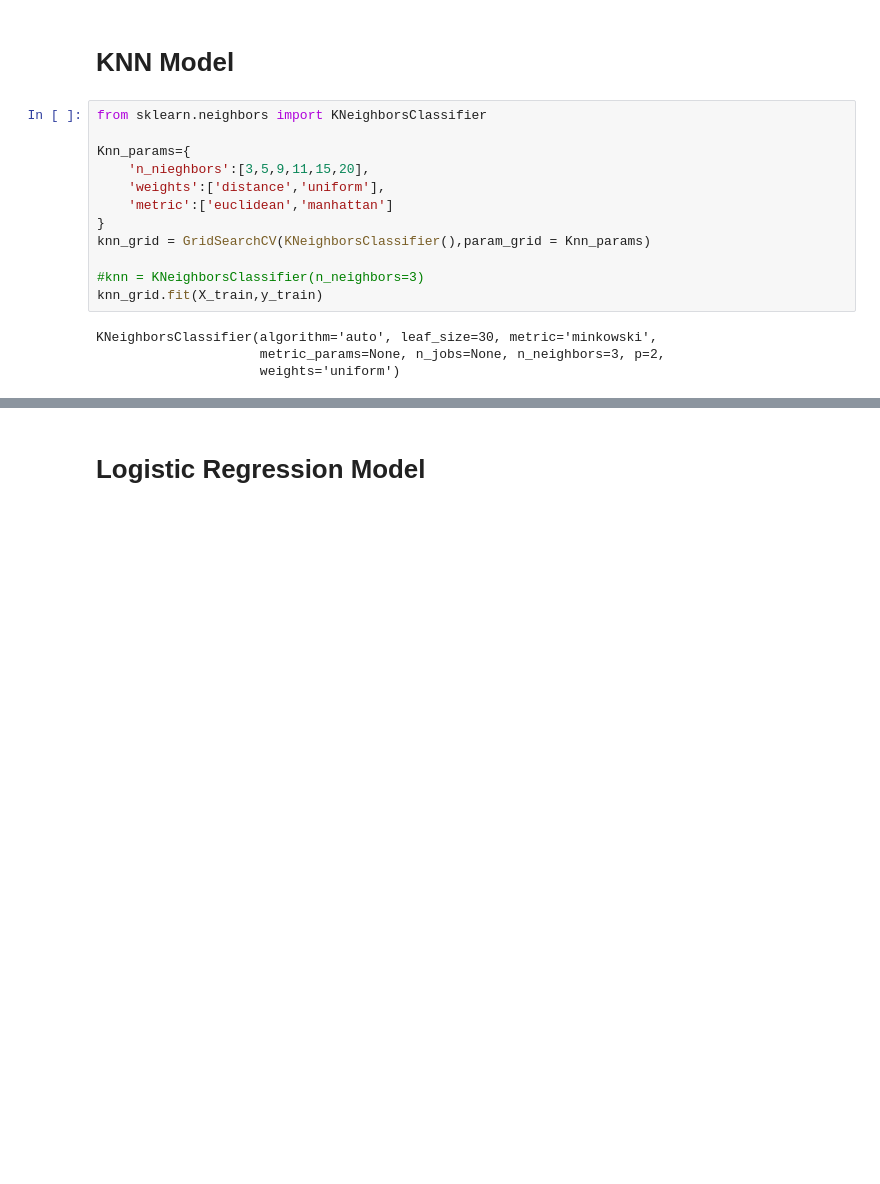
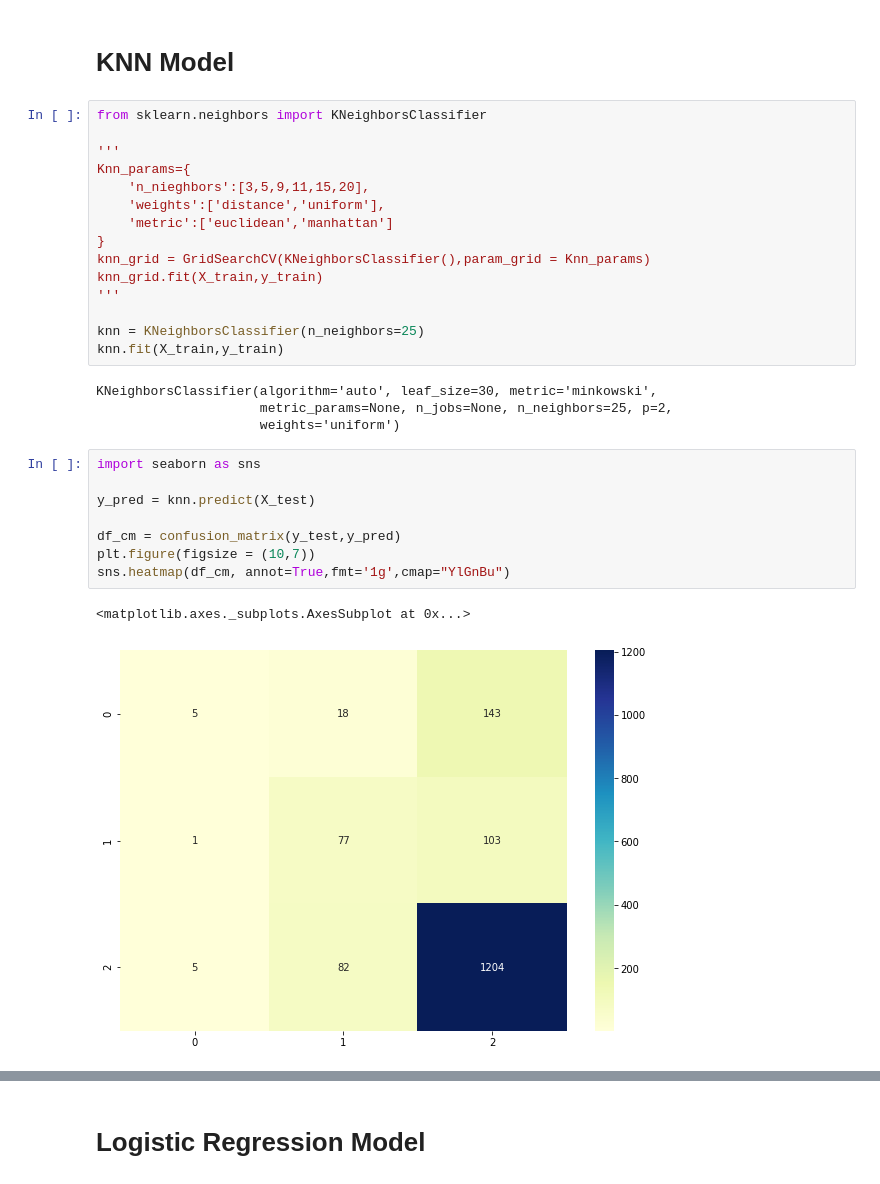
Before and after one commit to ChihabEddine98/AmazonAnalysis, a Jupyter notebook: AmazonAnalysis.ipynb, the cells around one changed output, grey strips where cells are left out. Cells and saved outputs as stored; diff of their text form; blank space fills up the shorter version.

```diff
--- a/AmazonAnalysis.ipynb
+++ b/AmazonAnalysis.ipynb
@@ -637,17 +517,31 @@ print(grid.best_estimator_)
 # %%
 from sklearn.neighbors import KNeighborsClassifier
 
+'''
 Knn_params={
     'n_nieghbors':[3,5,9,11,15,20],
     'weights':['distance','uniform'],
     'metric':['euclidean','manhattan']
 }
 knn_grid = GridSearchCV(KNeighborsClassifier(),param_grid = Knn_params)
+knn_grid.fit(X_train,y_train)
+'''
 
-#knn = KNeighborsClassifier(n_neighbors=3)
-knn_grid.fit(X_train,y_train)
+knn = KNeighborsClassifier(n_neighbors=25)
+knn.fit(X_train,y_train)
 # %% [output]
 KNeighborsClassifier(algorithm='auto', leaf_size=30, metric='minkowski',
-                     metric_params=None, n_jobs=None, n_neighbors=3, p=2,
+                     metric_params=None, n_jobs=None, n_neighbors=25, p=2,
                      weights='uniform')
+# %%
+import seaborn as sns
+
+y_pred = knn.predict(X_test)
+
+df_cm = confusion_matrix(y_test,y_pred)
+plt.figure(figsize = (10,7))
+sns.heatmap(df_cm, annot=True,fmt='1g',cmap="YlGnBu")
+# %% [output]
+<matplotlib.axes._subplots.AxesSubplot at 0x...>
+[figure, added]
 # %%
```
Also changed, not shown: parts of 23 cells of this notebook.
